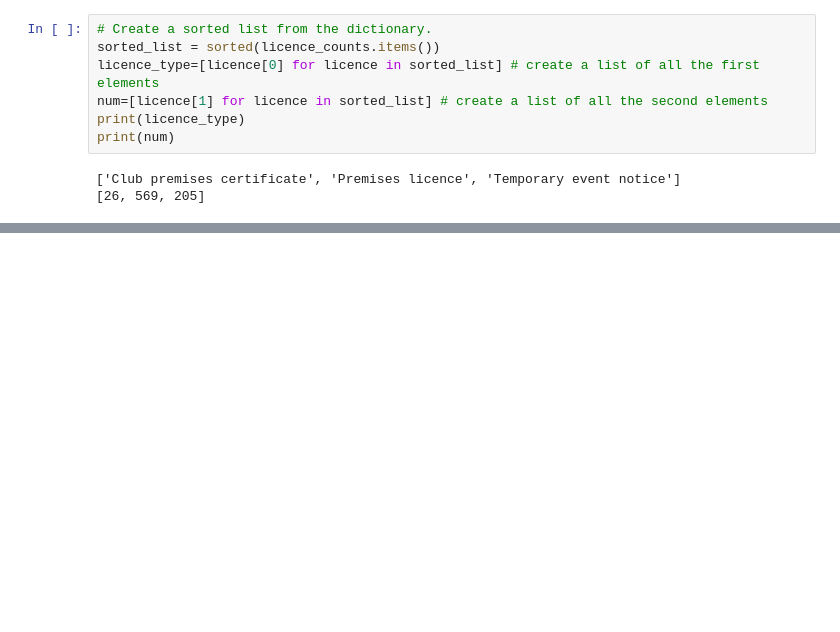
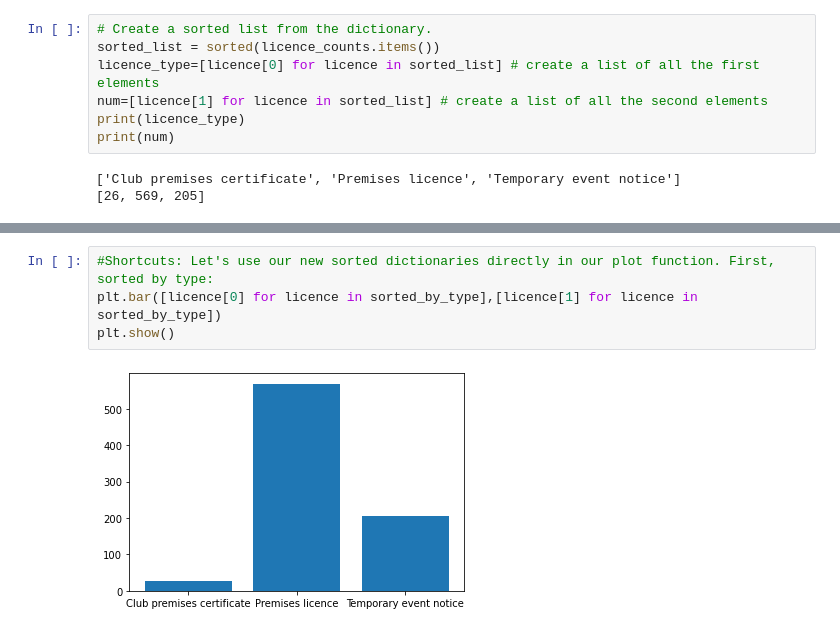
Before and after one commit to sharanyhakarthikeyan/vscode_python_practice, a Jupyter notebook: analysis.ipynb, the cells around one changed output, grey strips where cells are left out. Drawn from its saved outputs; the diff is of its cells as text; blank space fills up the shorter version.

```diff
--- a/analysis.ipynb
+++ b/analysis.ipynb
@@ -99,0 +119,6 @@ print(num)
+# %%
+#Shortcuts: Let's use our new sorted dictionaries directly in our plot function. First, sorted by type:
+plt.bar([licence[0] for licence in sorted_by_type],[licence[1] for licence in sorted_by_type])
+plt.show()
+# %% [output]
+[figure, added]
```
Also changed, not shown: parts of 3 cells of this notebook, 2 other files.
